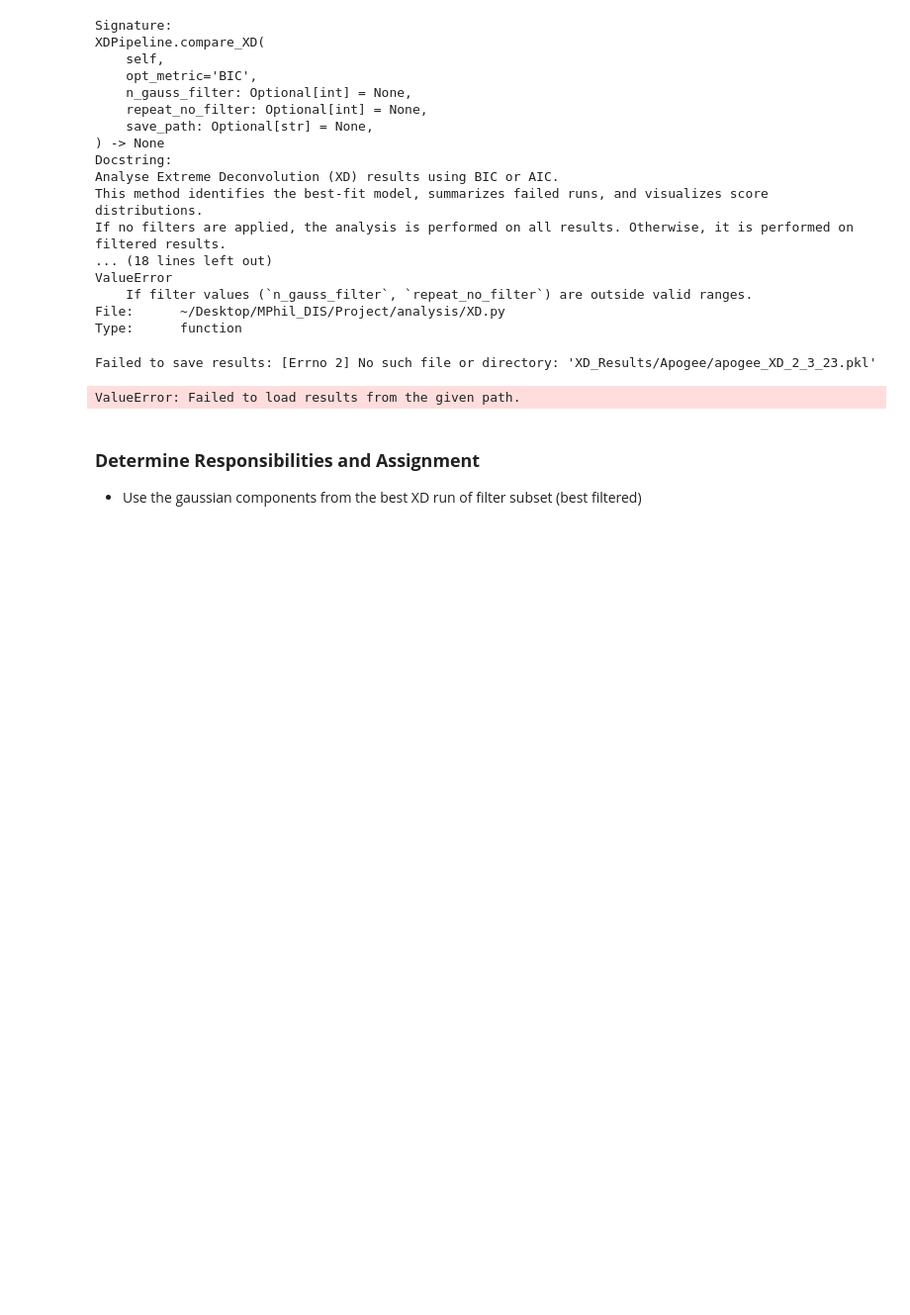
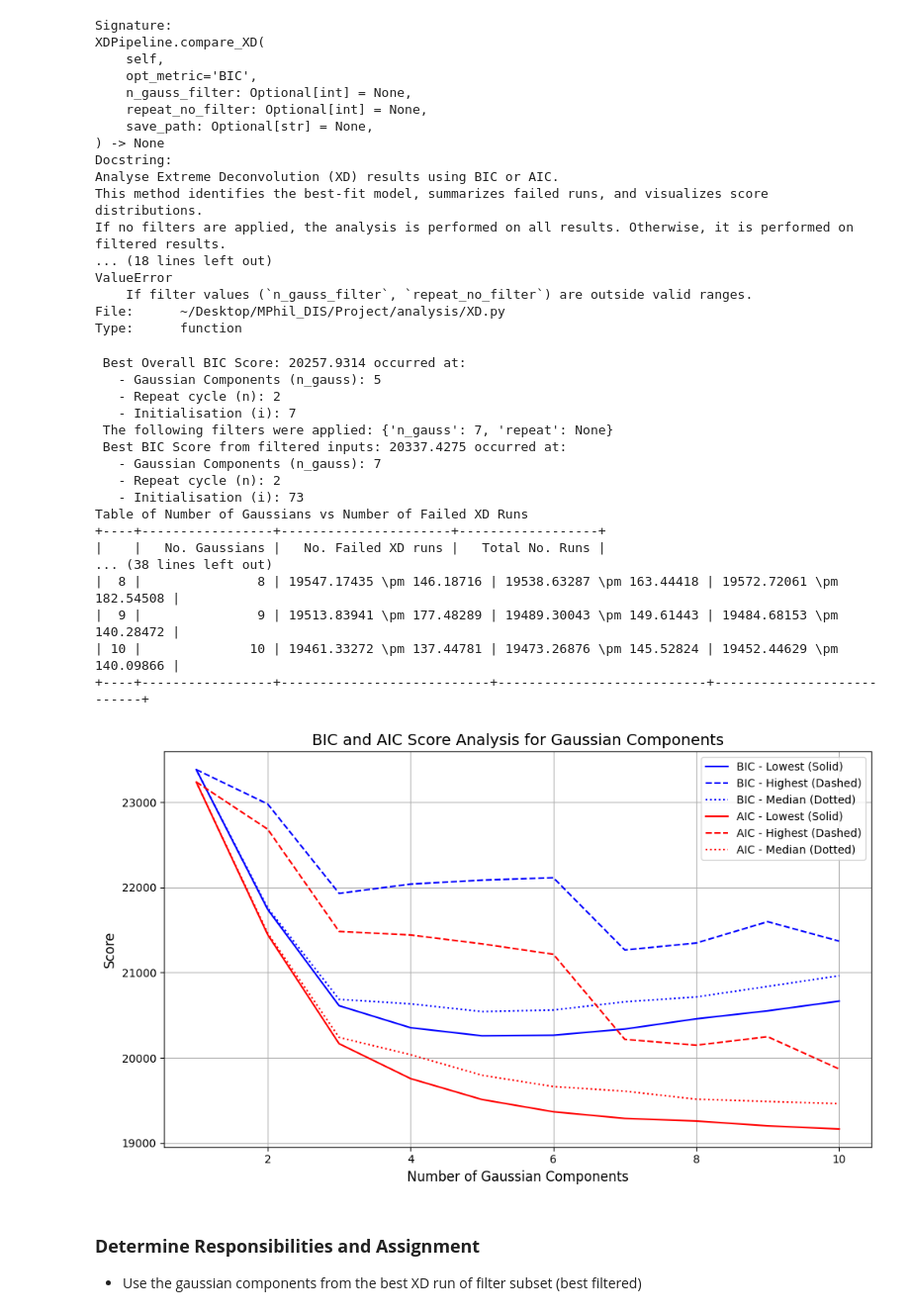
Before and after one commit to JacobTutt/Galactic_Evol_Clustering, a Jupyter notebook: apogee_pipeline.ipynb, the cells around one changed output. Shown at 99% size. Cells and saved outputs as stored; diff of their text form; code cells hidden in the pictures; blank space fills up the shorter version.

Commit message:
Initialise Apogee Pipeline

```diff
--- a/apogee_pipeline.ipynb
+++ b/apogee_pipeline.ipynb
@@ -163,10 +174,26 @@ ValueError
 File:      ~/Desktop/MPhil_DIS/Project/analysis/XD.py
 Type:      function
 # %%
-apogee_pipeline.compare_XD(opt_metric = 'BIC', n_gauss_filter = 5, repeat_no_filter = None, save_path='XD_Results/Apogee/apogee_XD_2_3_23.pkl')
+apogee_pipeline.compare_XD(opt_metric = 'BIC', n_gauss_filter = 7, repeat_no_filter = None, save_path='XD_Results/Apogee/apogee_XD_2_3_23.pkl')
 # %% [output]
-Failed to save results: [Errno 2] No such file or directory: 'XD_Results/Apogee/apogee_XD_2_3_23.pkl'
+ Best Overall BIC Score: 20257.9314 occurred at:
+   - Gaussian Components (n_gauss): 5
+   - Repeat cycle (n): 2
+   - Initialisation (i): 7
+ The following filters were applied: {'n_gauss': 7, 'repeat': None}
+ Best BIC Score from filtered inputs: 20337.4275 occurred at:
+   - Gaussian Components (n_gauss): 7
+   - Repeat cycle (n): 2
+   - Initialisation (i): 73
+Table of Number of Gaussians vs Number of Failed XD Runs
++----+-----------------+----------------------+------------------+
+|    |   No. Gaussians |   No. Failed XD runs |   Total No. Runs |
+... (38 lines left out)
+|  8 |               8 | 19547.17435 \pm 146.18716 | 19538.63287 \pm 163.44418 | 19572.72061 \pm 182.54508 |
+|  9 |               9 | 19513.83941 \pm 177.48289 | 19489.30043 \pm 149.61443 | 19484.68153 \pm 140.28472 |
+| 10 |              10 | 19461.33272 \pm 137.44781 | 19473.26876 \pm 145.52824 | 19452.44629 \pm 140.09866 |
++----+-----------------+---------------------------+---------------------------+---------------------------+
-ValueError: Failed to load results from the given path.
+[figure, added]
 # %% [markdown]
 ### **Determine Responsibilities and Assignment**
 
```
Also changed, not shown: parts of 10 cells of this notebook.
